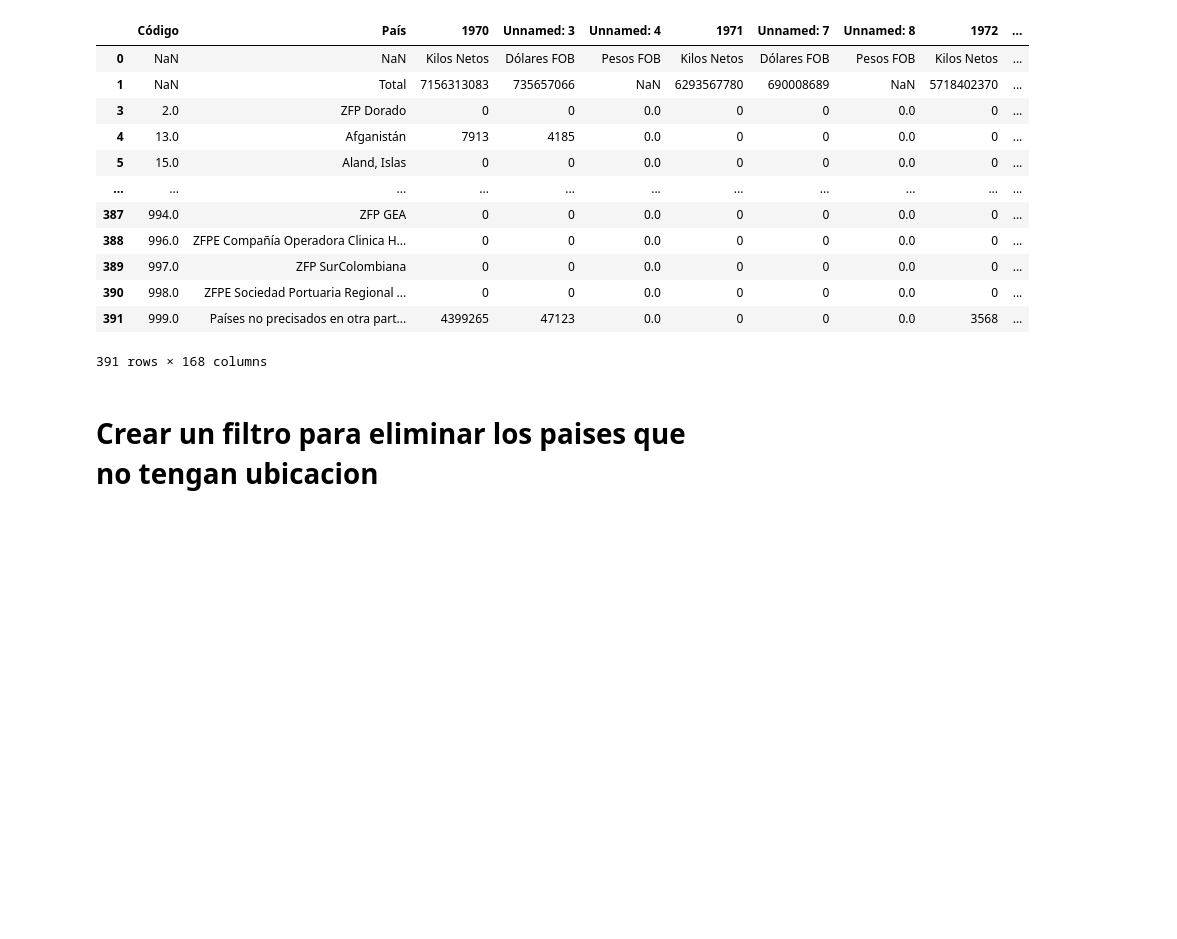
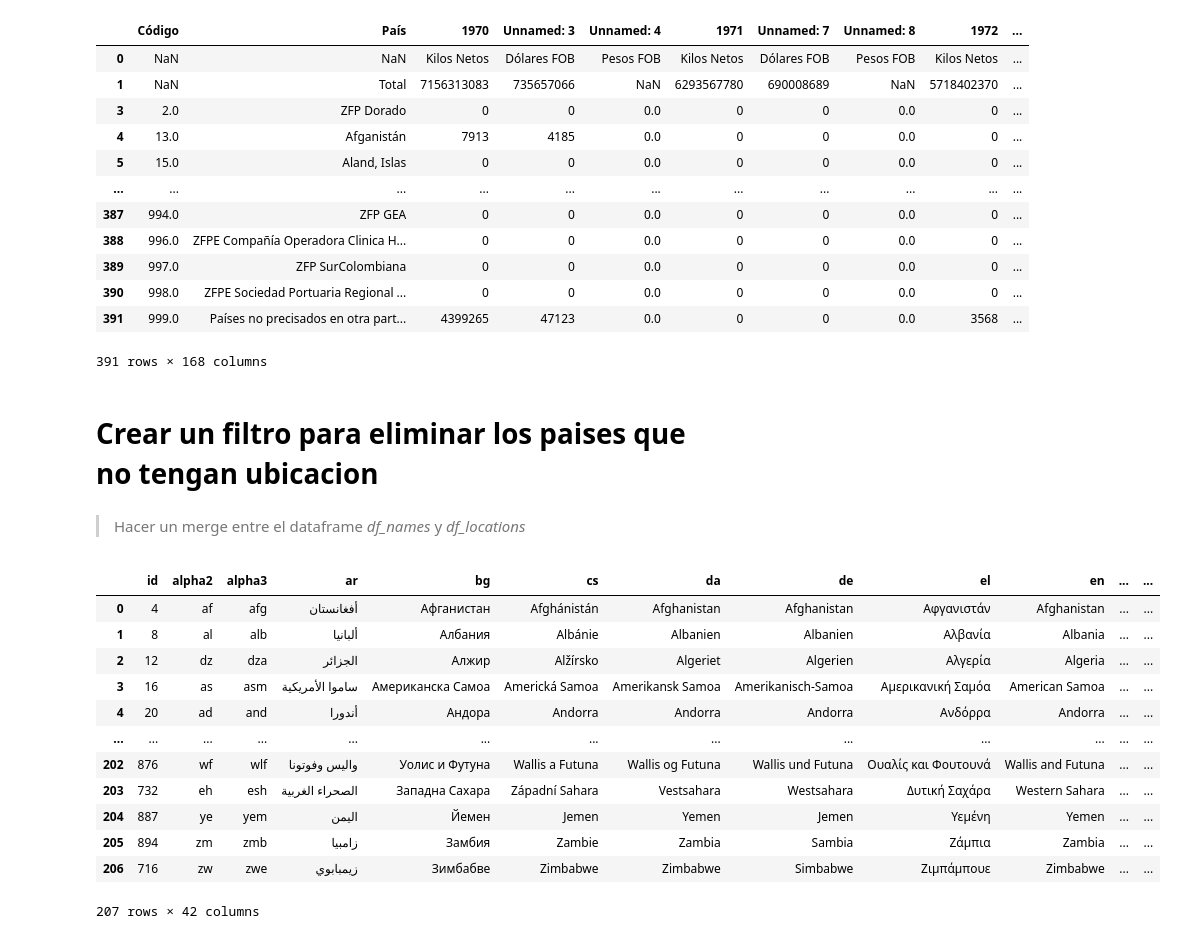
Before and after one commit to Davichobacter/ds-4geeks, a Jupyter notebook: Gravitational_Model.ipynb, the cells around one changed output. Saved outputs shown, nothing was run; the diff lists cells and outputs as text; code cells hidden in the pictures; blank space fills up the shorter version.

```diff
--- a/Gravitational_Model.ipynb
+++ b/Gravitational_Model.ipynb
@@ -517,3 +517,22 @@ df_exportations
 391 rows × 168 columns
 # %% [markdown]
 # Crear un filtro para eliminar los paises que no tengan ubicacion
+# %% [markdown]
+> Hacer un merge entre el dataframe *df_names* y *df_locations*
+# %%
+df_merged = pd.merge(df_names, df_locations, left_on='en', right_on='name')
+df_merged
+# %% [output]
+|  | id | alpha2 | alpha3 | ar | bg | cs | da | de | el | en | ... | ... |
+| 0 | 4 | af | afg | أفغانستان | Афганистан | Afghánistán | Afghanistan | Afghanistan | Αφγανιστάν | Afghanistan | ... | ... |
+| 1 | 8 | al | alb | ألبانيا | Албания | Albánie | Albanien | Albanien | Αλβανία | Albania | ... | ... |
+| 2 | 12 | dz | dza | الجزائر | Алжир | Alžírsko | Algeriet | Algerien | Αλγερία | Algeria | ... | ... |
+| 3 | 16 | as | asm | ساموا الأمريكية | Американска Самоа | Americká Samoa | Amerikansk Samoa | Amerikanisch-Samoa | Αμερικανική Σαμόα | American Samoa | ... | ... |
+| 4 | 20 | ad | and | أندورا | Андора | Andorra | Andorra | Andorra | Ανδόρρα | Andorra | ... | ... |
+| ... | ... | ... | ... | ... | ... | ... | ... | ... | ... | ... | ... | ... |
+| 202 | 876 | wf | wlf | واليس وفوتونا | Уолис и Футуна | Wallis a Futuna | Wallis og Futuna | Wallis und Futuna | Ουαλίς και Φουτουνά | Wallis and Futuna | ... | ... |
+| 203 | 732 | eh | esh | الصحراء الغربية | Западна Сахара | Západní Sahara | Vestsahara | Westsahara | Δυτική Σαχάρα | Western Sahara | ... | ... |
+| 204 | 887 | ye | yem | اليمن | Йемен | Jemen | Yemen | Jemen | Υεμένη | Yemen | ... | ... |
+| 205 | 894 | zm | zmb | زامبيا | Замбия | Zambie | Zambia | Sambia | Ζάμπια | Zambia | ... | ... |
+| 206 | 716 | zw | zwe | زيمبابوي | Зимбабве | Zimbabwe | Zimbabwe | Simbabwe | Ζιμπάμπουε | Zimbabwe | ... | ... |
+207 rows × 42 columns
```
Also changed, not shown: parts of 3 cells of this notebook.
